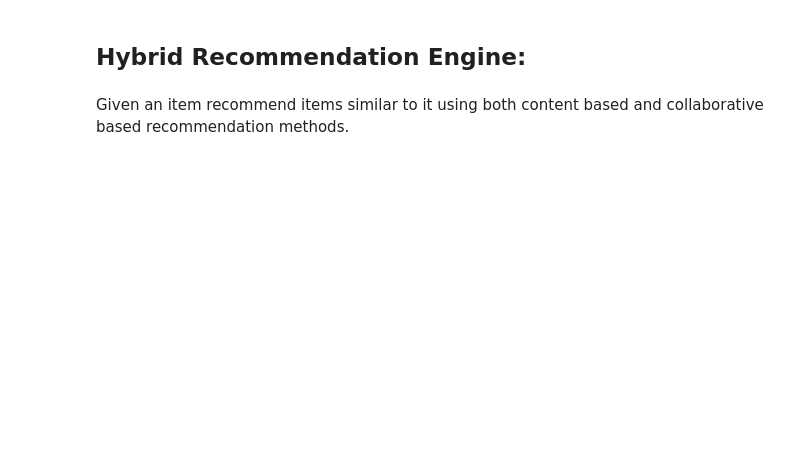
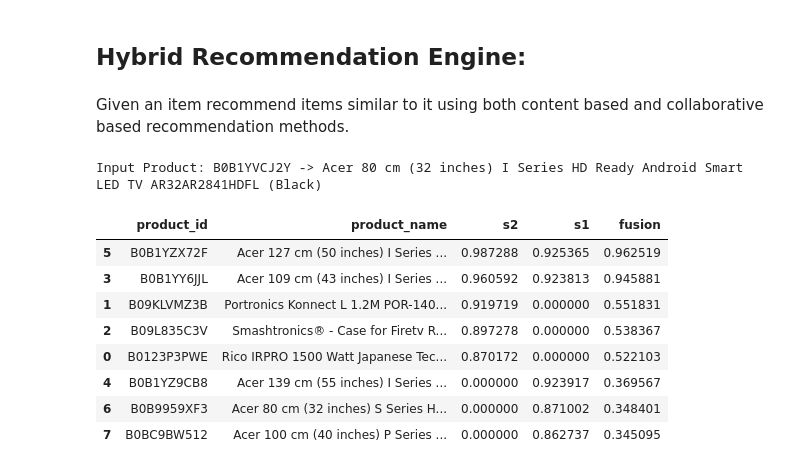
Before and after one commit to sanketmishra009/Recommendation_Amazon, a Jupyter notebook: analysis.ipynb, the cells around one changed output. Cells and saved outputs as stored; diff of their text form; code cells hidden in the pictures; blank space fills up the shorter version.

```diff
--- a/analysis.ipynb
+++ b/analysis.ipynb
@@ -770,27 +980,63 @@ Input Product: AmazonBasics USB 2.0 Cable - A-Male to B-Male - for Personal Comp
 # %% [markdown]
 Given an item recommend items similar to it using both content based and collaborative based recommendation methods.
 # %%
-def hybridrec(itemid , dataset , model , cmat1 , df , n = 5):
+def hybridrec(itemid , dataset , model , cmat , df , n = 5):
     itemname = df.set_index('product_id').loc[itemid , 'product_name']
     if type(itemname) != str:
         itemname = itemname.unique()[0]
-    print(f"Input Product: {itemname}")
+    print(f"Input Product: {itemid} -> {itemname}")
+
+    matches = cmat[itemid]
+    topmatches = matches.sort_values(ascending = False)[1:n+1]
+
+    results = df[df['product_id'].isin(topmatches.index)].drop_duplicates(subset = ['product_id'])
+    results =  results.set_index('product_id').loc[topmatches.index]['product_name']
+
+    d1 = pd.DataFrame({'product_name' : results.values , "s1" : topmatches.values} , index = topmatches.index)
+
+
+    # compute collaborative recommendations:
+
     imap = dataset.mapping()[2]
-    rimap = {val : key for key , val in imap.items()}
+    rimap = {value : key for key , value in imap.items()}
 
-    cmat2 = model.item_embeddings
+    embeddings = model.item_embeddings
+    cmat = cosine_similarity(embeddings)
 
-    s1 = cmat1[imap[itemid]]
-    s2 = cmat2[imap[itemid]]
+    matches = cmat[imap[itemid]]
+    itopmatches = np.argsort(-matches) [1: n+1]
+    imatches = [rimap[id] for id in itopmatches]
+    tscores = matches[itopmatches]
 
-    top1 = np.argsort(-s1)[1:n+1]
-    top2 = np.argsort(-s2)[1:n+1]
+    matches = df[df['product_id'].isin(imatches)].drop_duplicates(subset = 'product_id')
+    results = matches.set_index('product_id').loc[imatches].reset_index()[['product_name' , 'product_id']]
 
-    i1 = df[df['product_id'].isin(top1)]
-    i2 = df[df['product_id'].isin(top2)]
+    # print(results.product_id.shape , results.product_name.shape , len(tscores))
+    d2 = pd.DataFrame({
+        'product_id': results['product_id'],
+        'product_name' : results['product_name'],
+        's2': tscores
+    })
 
-    i1 = i1.set_index('product_id').loc[top1].reset_index()
-    i2 = i2.set_index('product_id').loc[top2].reset_index()
-    return i1 , i2
+    # print(f"{d1} , \n {d2}")
+    d =  d2.merge(d1 , how = 'outer' , on=['product_id' , 'product_name']).fillna(0)
 
-hybridrec(items[4] , )
+    d['fusion'] = (0.6 * d.s2) + (0.4 * d.s1)
+
+    return d.sort_values(by = 'fusion' , ascending= False)
+tmat = vectorizer.fit_transform(data.data)
+cmat = cosine_similarity(tmat)
+cmat = pd.DataFrame(cmat , index = data.product_id , columns = data.product_id)
+hybridrec(items[24] , dataset , model , cmat , df , 5)
+# cmat
+# %% [output]
+Input Product: B0B1YVCJ2Y -> Acer 80 cm (32 inches) I Series HD Ready Android Smart LED TV AR32AR2841HDFL (Black)
+|  | product_id | product_name | s2 | s1 | fusion |
+| 5 | B0B1YZX72F | Acer 127 cm (50 inches) I Series ... | 0.987288 | 0.925365 | 0.962519 |
+| 3 | B0B1YY6JJL | Acer 109 cm (43 inches) I Series ... | 0.960592 | 0.923813 | 0.945881 |
+| 1 | B09KLVMZ3B | Portronics Konnect L 1.2M POR-140... | 0.919719 | 0.000000 | 0.551831 |
+| 2 | B09L835C3V | Smashtronics® - Case for Firetv R... | 0.897278 | 0.000000 | 0.538367 |
+| 0 | B0123P3PWE | Rico IRPRO 1500 Watt Japanese Tec... | 0.870172 | 0.000000 | 0.522103 |
+| 4 | B0B1YZ9CB8 | Acer 139 cm (55 inches) I Series ... | 0.000000 | 0.923917 | 0.369567 |
+| 6 | B0B9959XF3 | Acer 80 cm (32 inches) S Series H... | 0.000000 | 0.871002 | 0.348401 |
+| 7 | B0BC9BW512 | Acer 100 cm (40 inches) P Series ... | 0.000000 | 0.862737 | 0.345095 |
```
Also changed, not shown: parts of 30 cells of this notebook, 1 other file.
